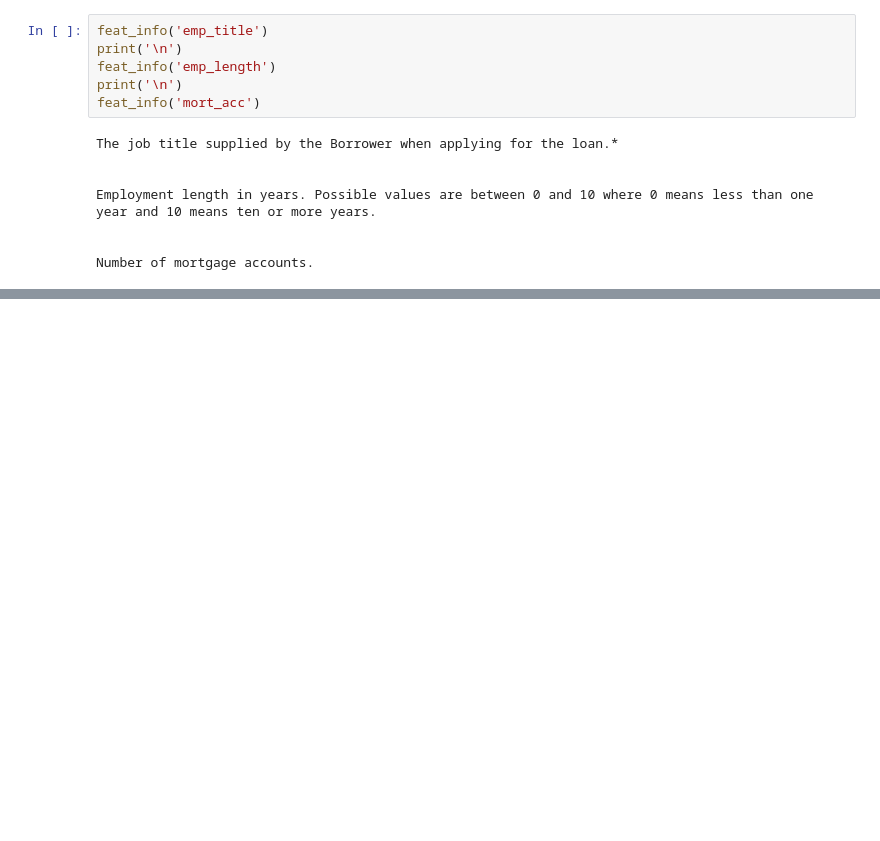
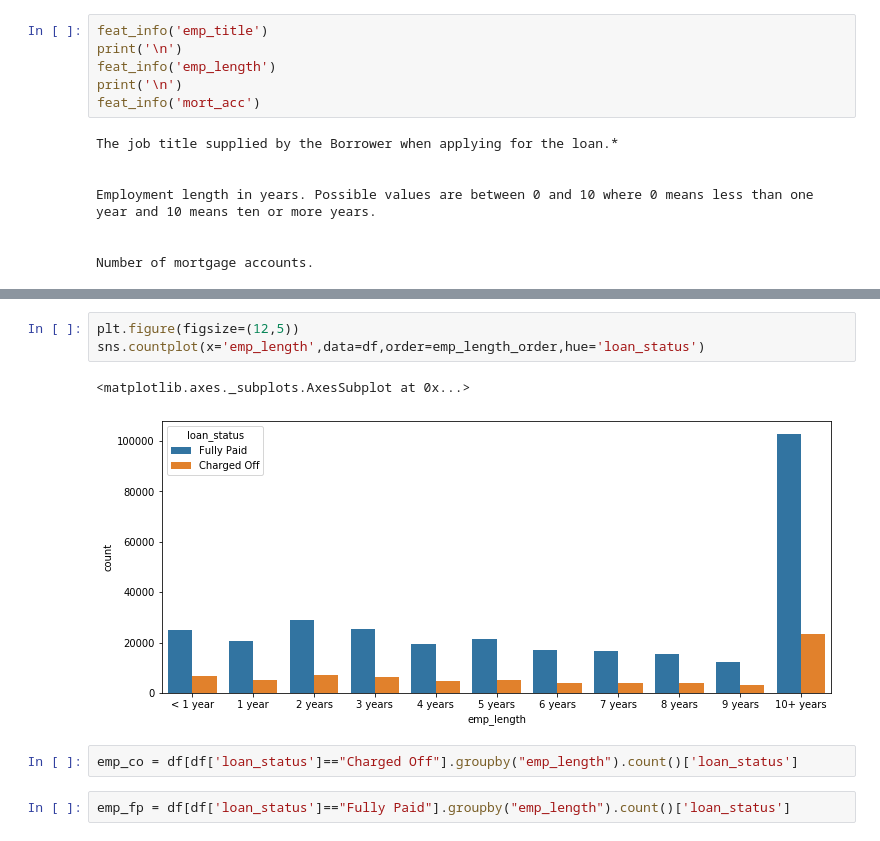
Before and after one commit to ShayanSafavi/ANN_Keras_TF2_Loan_Default, a Jupyter notebook: Keras-TF2-Loan-Default.ipynb, the cells around one changed output, grey strips where cells are left out. Saved outputs shown, nothing was run; the diff lists cells and outputs as text; blank space fills up the shorter version.

```diff
--- a/Keras-TF2-Loan-Default.ipynb
+++ b/Keras-TF2-Loan-Default.ipynb
@@ -506,0 +571,10 @@ Number of mortgage accounts.
+# %%
+plt.figure(figsize=(12,5))
+sns.countplot(x='emp_length',data=df,order=emp_length_order,hue='loan_status')
+# %% [output]
+<matplotlib.axes._subplots.AxesSubplot at 0x...>
+[figure, added]
+# %%
+emp_co = df[df['loan_status']=="Charged Off"].groupby("emp_length").count()['loan_status']
+# %%
+emp_fp = df[df['loan_status']=="Fully Paid"].groupby("emp_length").count()['loan_status']
```
Also changed, not shown: parts of 20 cells of this notebook.
